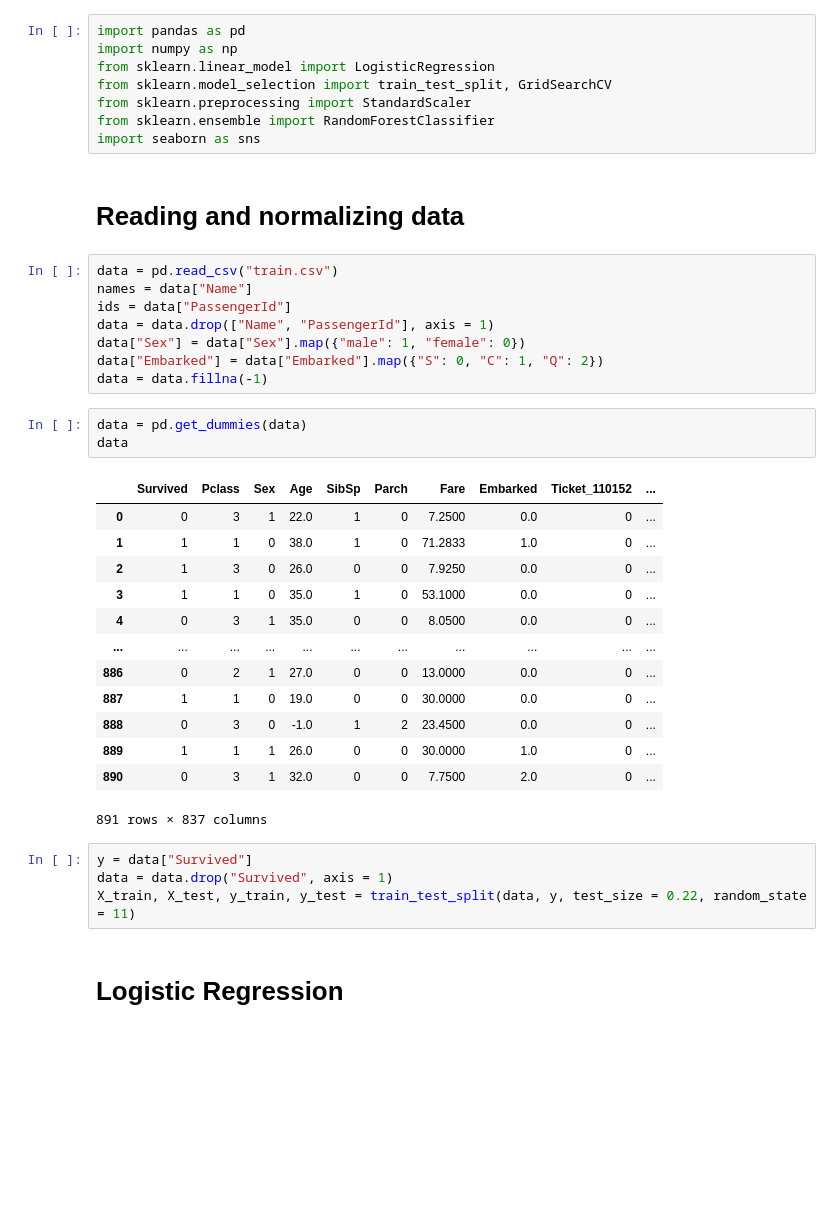
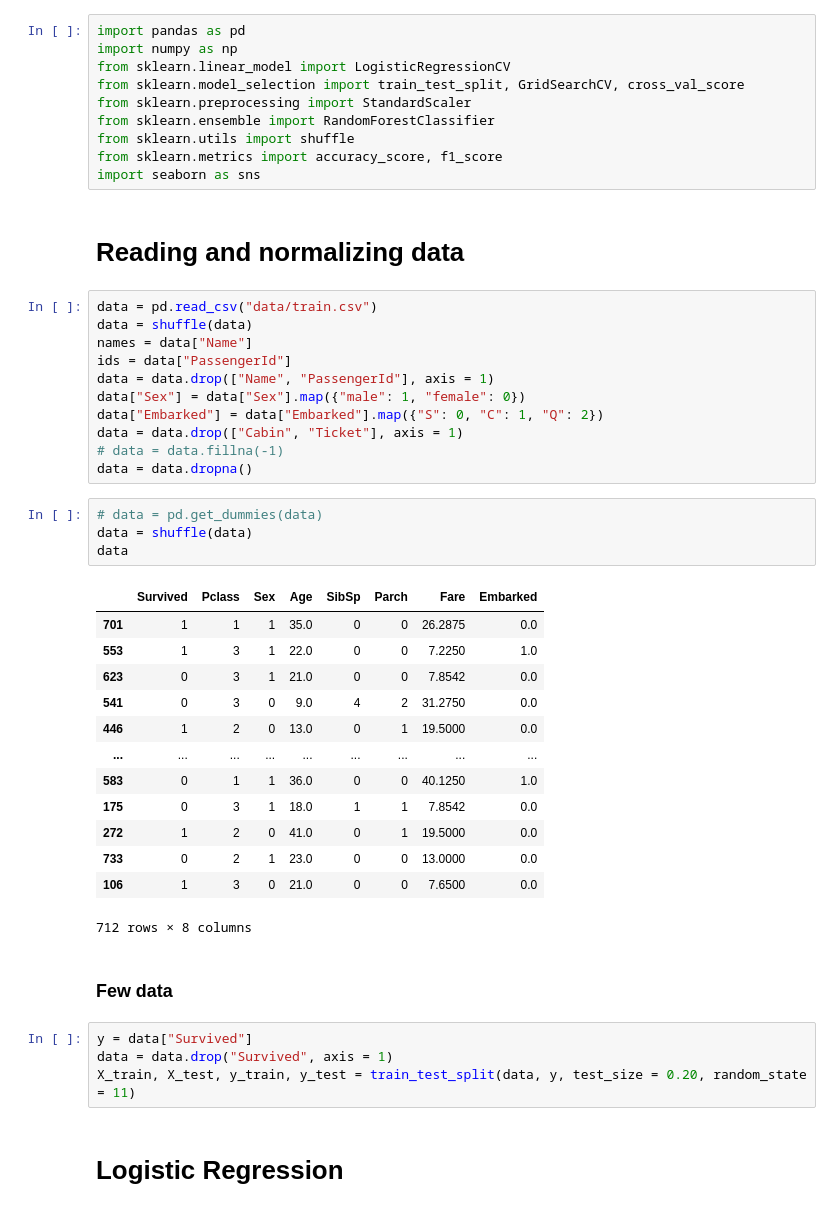
Before and after one commit to ReAlex1902/Titanic, a Jupyter notebook: main.ipynb, the cells around one changed output. Drawn from its saved outputs; the diff is of its cells as text; blank space fills up the shorter version.

```diff
--- a/main.ipynb
+++ b/main.ipynb
@@ -1,42 +1,50 @@
 # %%
 import pandas as pd
 import numpy as np
-from sklearn.linear_model import LogisticRegression
-from sklearn.model_selection import train_test_split, GridSearchCV
+from sklearn.linear_model import LogisticRegressionCV
+from sklearn.model_selection import train_test_split, GridSearchCV, cross_val_score
 from sklearn.preprocessing import StandardScaler
 from sklearn.ensemble import RandomForestClassifier
+from sklearn.utils import shuffle
+from sklearn.metrics import accuracy_score, f1_score
 import seaborn as sns
 # %% [markdown]
 # Reading and normalizing data
 # %%
-data = pd.read_csv("train.csv")
+data = pd.read_csv("data/train.csv")
+data = shuffle(data)
 names = data["Name"]
 ids = data["PassengerId"]
 data = data.drop(["Name", "PassengerId"], axis = 1)
 data["Sex"] = data["Sex"].map({"male": 1, "female": 0})
 data["Embarked"] = data["Embarked"].map({"S": 0, "C": 1, "Q": 2})
-data = data.fillna(-1)
+data = data.drop(["Cabin", "Ticket"], axis = 1)
+# data = data.fillna(-1)
+data = data.dropna()
 # %%
-data = pd.get_dummies(data)
+# data = pd.get_dummies(data)
+data = shuffle(data)
 data
 # %% [output]
-|  | Survived | Pclass | Sex | Age | SibSp | Parch | Fare | Embarked | Ticket_110152 | ... |
-| 0 | 0 | 3 | 1 | 22.0 | 1 | 0 | 7.2500 | 0.0 | 0 | ... |
-| 1 | 1 | 1 | 0 | 38.0 | 1 | 0 | 71.2833 | 1.0 | 0 | ... |
-| 2 | 1 | 3 | 0 | 26.0 | 0 | 0 | 7.9250 | 0.0 | 0 | ... |
-| 3 | 1 | 1 | 0 | 35.0 | 1 | 0 | 53.1000 | 0.0 | 0 | ... |
-| 4 | 0 | 3 | 1 | 35.0 | 0 | 0 | 8.0500 | 0.0 | 0 | ... |
-| ... | ... | ... | ... | ... | ... | ... | ... | ... | ... | ... |
-| 886 | 0 | 2 | 1 | 27.0 | 0 | 0 | 13.0000 | 0.0 | 0 | ... |
-| 887 | 1 | 1 | 0 | 19.0 | 0 | 0 | 30.0000 | 0.0 | 0 | ... |
-| 888 | 0 | 3 | 0 | -1.0 | 1 | 2 | 23.4500 | 0.0 | 0 | ... |
-| 889 | 1 | 1 | 1 | 26.0 | 0 | 0 | 30.0000 | 1.0 | 0 | ... |
-| 890 | 0 | 3 | 1 | 32.0 | 0 | 0 | 7.7500 | 2.0 | 0 | ... |
+|  | Survived | Pclass | Sex | Age | SibSp | Parch | Fare | Embarked |
+| 701 | 1 | 1 | 1 | 35.0 | 0 | 0 | 26.2875 | 0.0 |
+| 553 | 1 | 3 | 1 | 22.0 | 0 | 0 | 7.2250 | 1.0 |
+| 623 | 0 | 3 | 1 | 21.0 | 0 | 0 | 7.8542 | 0.0 |
+| 541 | 0 | 3 | 0 | 9.0 | 4 | 2 | 31.2750 | 0.0 |
+| 446 | 1 | 2 | 0 | 13.0 | 0 | 1 | 19.5000 | 0.0 |
+| ... | ... | ... | ... | ... | ... | ... | ... | ... |
+| 583 | 0 | 1 | 1 | 36.0 | 0 | 0 | 40.1250 | 1.0 |
+| 175 | 0 | 3 | 1 | 18.0 | 1 | 1 | 7.8542 | 0.0 |
+| 272 | 1 | 2 | 0 | 41.0 | 0 | 1 | 19.5000 | 0.0 |
+| 733 | 0 | 2 | 1 | 23.0 | 0 | 0 | 13.0000 | 0.0 |
+| 106 | 1 | 3 | 0 | 21.0 | 0 | 0 | 7.6500 | 0.0 |
-891 rows × 837 columns
+712 rows × 8 columns
+# %% [markdown]
+### Few data
 # %%
 y = data["Survived"]
 data = data.drop("Survived", axis = 1)
-X_train, X_test, y_train, y_test = train_test_split(data, y, test_size = 0.22, random_state = 11)
+X_train, X_test, y_train, y_test = train_test_split(data, y, test_size = 0.20, random_state = 11)
 # %% [markdown]
 # Logistic Regression
 # %% [markdown]
```
Also changed, not shown: parts of 45 cells of this notebook, 9 other files.
